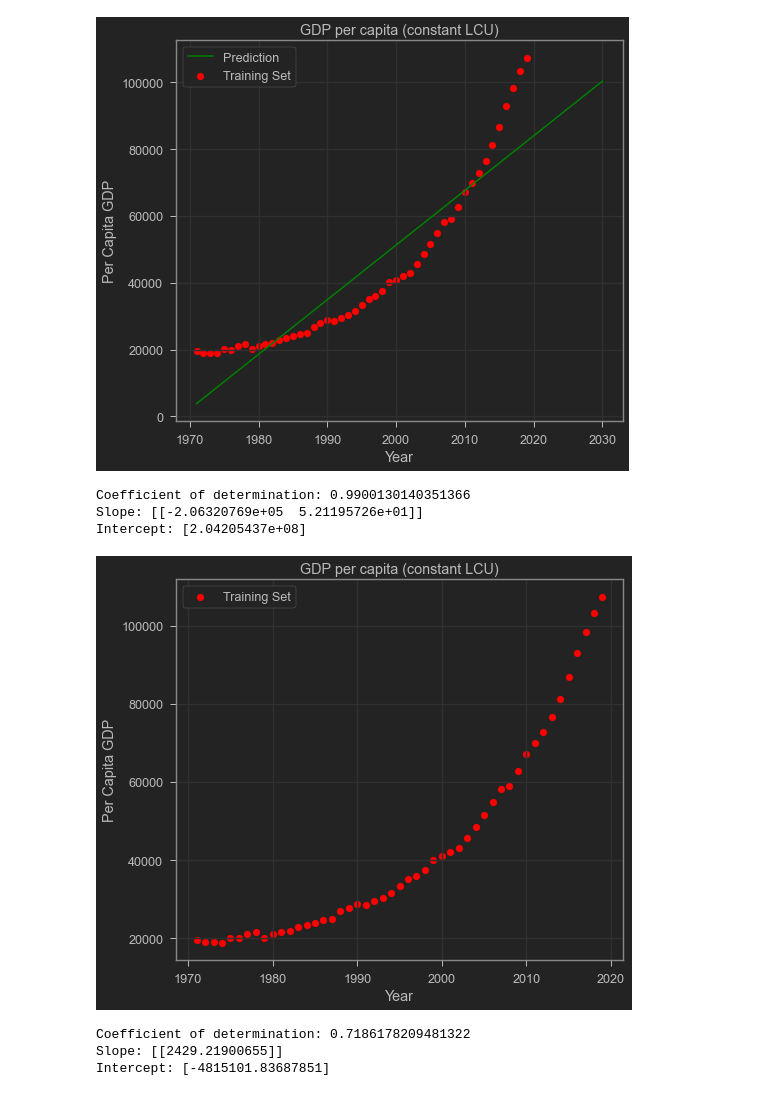
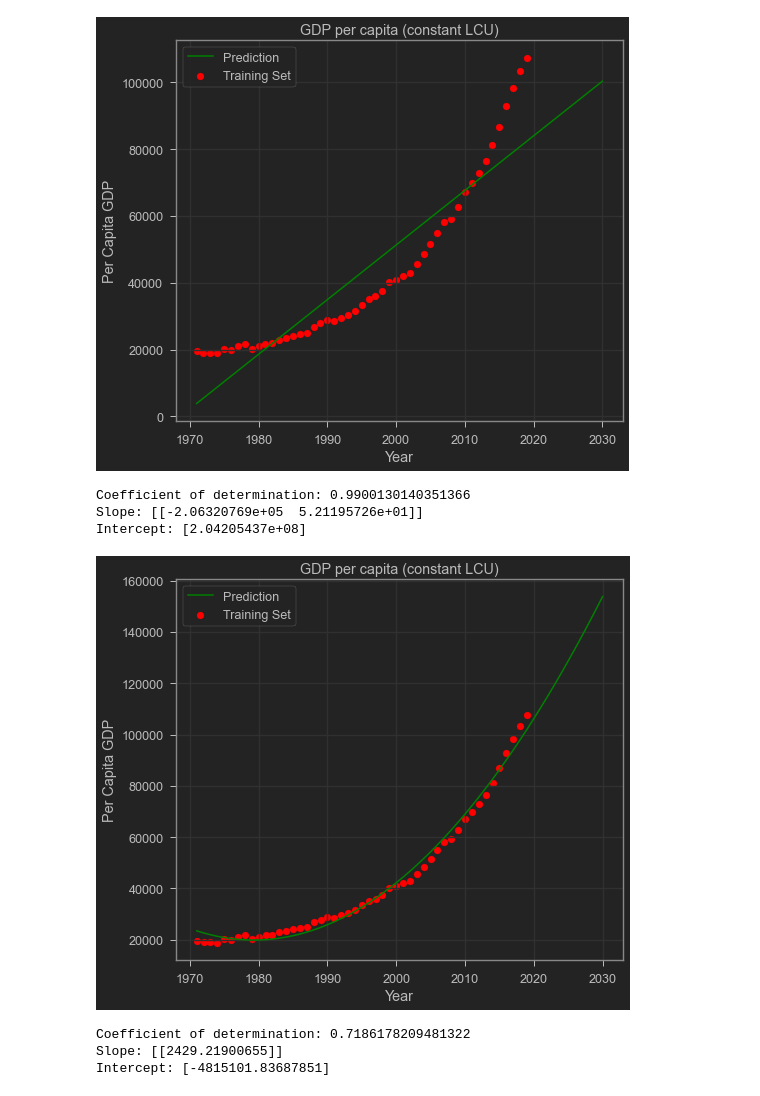
Before and after one commit to anandnair28/gdp-analysis, a Jupyter notebook: analysis.ipynb, the cells around one changed output. Drawn from its saved outputs; the diff is of its cells as text; code cells hidden in the pictures.

Commit message:
Added Linear and Polynomial Regression Models with proper graphs

```diff
--- a/analysis.ipynb
+++ b/analysis.ipynb
@@ -423,34 +423,35 @@ x_test = np.array([i for i in range(1971, 2031)]).reshape((-1,1))
 # years from 1971 - 2030
 # 2020-2030 are extra for prediction
 
 transformer = PolynomialFeatures(degree = 2, include_bias = False)
 transformer.fit(x_train)
 x_train_ = transformer.transform(x_train)
 
 # x_train_ = PolynomialFeatures(degree=2, include_bias=False).fit_transform(x_train)
 x_test_ = PolynomialFeatures(degree = 2, include_bias = False).fit_transform(x_test)
 
 # print(x_train_)
 
 lr_model = LinearRegression()
 lr_model.fit(x_train_, y_train)
 
 print("Coefficient of determination: {}".format(lr_model.score(x_train_, y_train)))
 print("Slope: {}".format(lr_model.coef_))
 print("Intercept: {}".format(lr_model.intercept_))
 
 plt.scatter(x_train, y_train, color = 'red', label = 'Training Set')
+plt.plot(x_test, lr_model.predict(x_test_), color = 'green', label = 'Prediction')
 plt.title('GDP per capita (constant LCU)')
 plt.xlabel('Year')
 plt.ylabel('Per Capita GDP')
 plt.legend()
 plt.grid()
 plt.show()
 # %% [output]
 Coefficient of determination: 0.9900130140351366
 Slope: [[-2.06320769e+05  5.21195726e+01]]
 Intercept: [2.04205437e+08]
-[figure, old version]
+[figure, new version]
 # %%
 # Linear Regression Model
 
```
